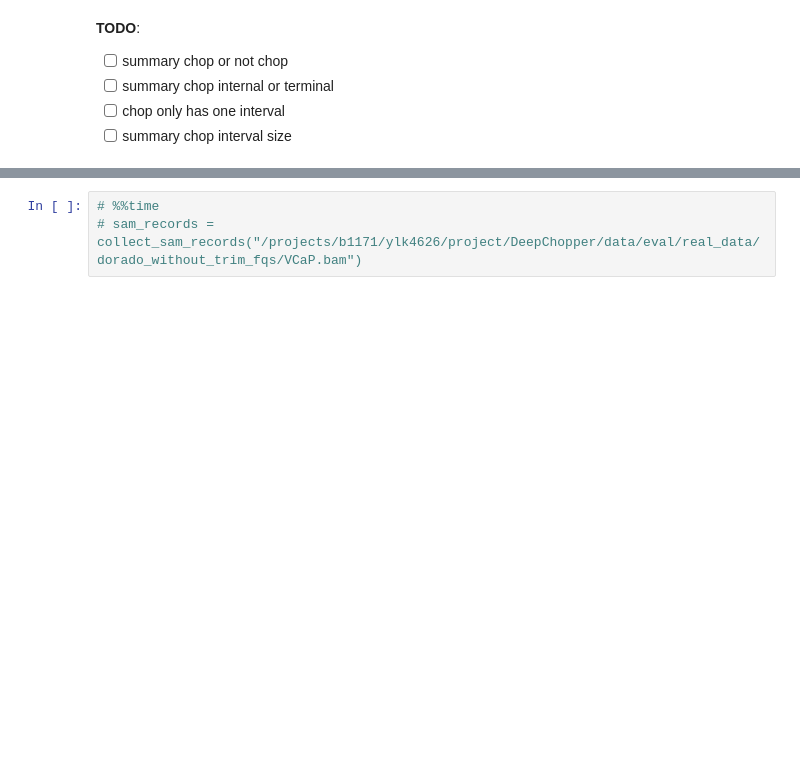
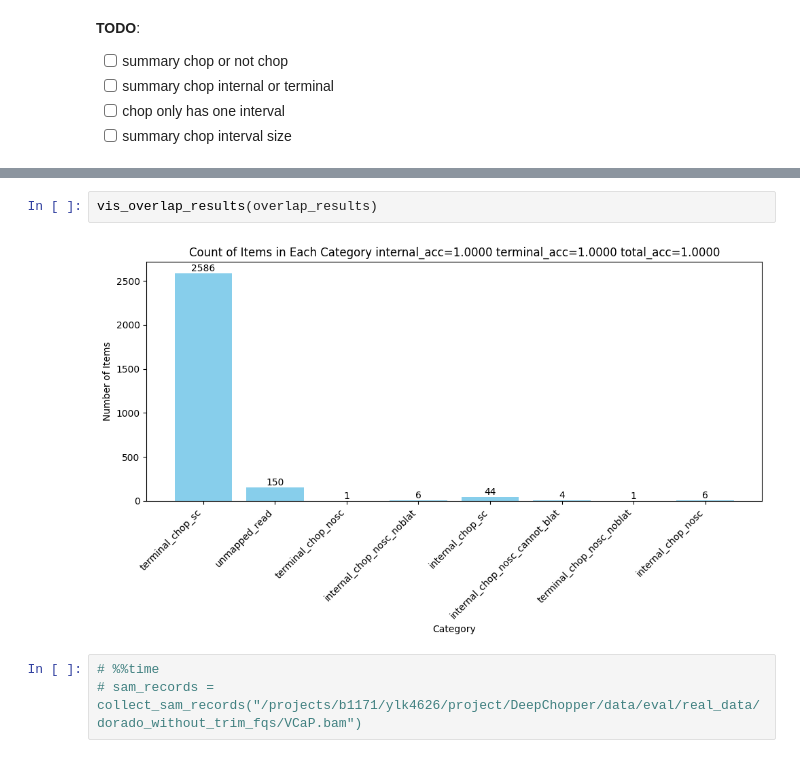
Before and after one commit to ylab-hi/DeepChopper, a Jupyter notebook: notebooks/smooth2.ipynb, the cells around one changed output, grey strips where cells are left out. Cells and saved outputs as stored; diff of their text form; blank space fills up the shorter version.

```diff
--- a/notebooks/smooth2.ipynb
+++ b/notebooks/smooth2.ipynb
@@ -748,3 +751,7 @@ stats_json
+# %%
+vis_overlap_results(overlap_results)
+# %% [output]
+[figure, added]
 # %%
 # %%time
 # sam_records = collect_sam_records("/projects/b1171/ylk4626/project/DeepChopper/data/eval/real_data/dorado_without_trim_fqs/VCaP.bam")
```
Also changed, not shown: parts of 15 cells of this notebook, 3 other files.
